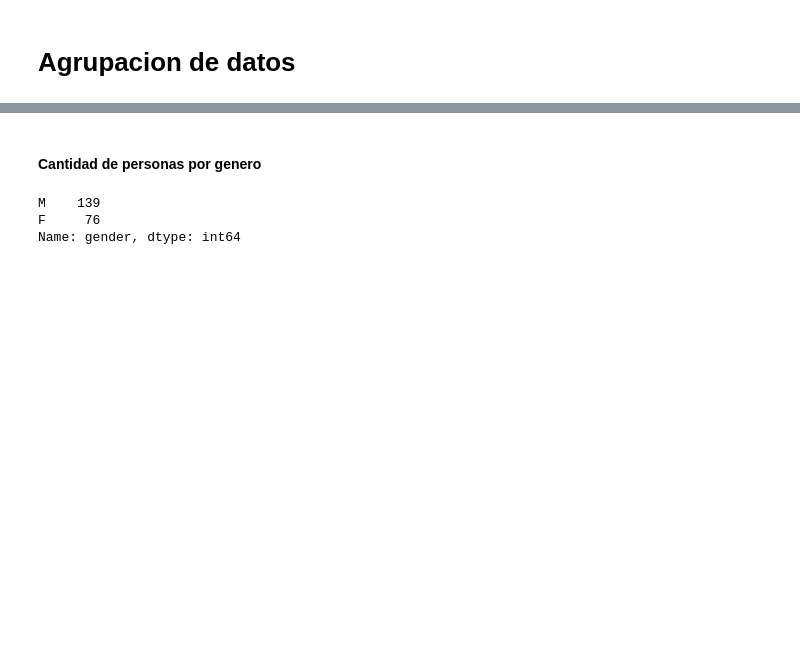
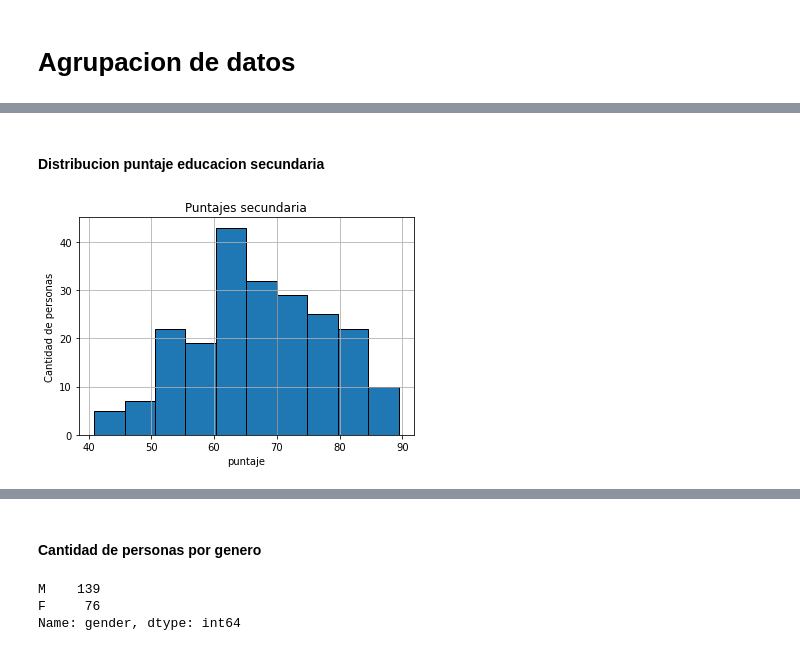
Before and after one commit to joseluissanmartin/Solemene1OE2, a Jupyter notebook: Solemne1_JoseLuisSanMartin.ipynb, the cells around one changed output, grey strips where cells are left out. Drawn from its saved outputs; the diff is of its cells as text; code cells hidden in the pictures; blank space fills up the shorter version.

```diff
--- a/Solemne1_JoseLuisSanMartin.ipynb
+++ b/Solemne1_JoseLuisSanMartin.ipynb
@@ -382,0 +369,10 @@ dataframe.to_csv('Placement_Data_Full_Class_Clean.csv', index=False)
+# %% [markdown]
+#### Distribucion  puntaje educacion secundaria
+# %%
+dataframe.drop(1).hist(['ssc_p'],edgecolor='black', linewidth=1)
+plt.title('Puntajes secundaria')
+plt.xlabel('puntaje')
+plt.ylabel('Cantidad de personas')
+plt.show()
+# %% [output]
+[figure, added]
```
Also changed, not shown: parts of 37 cells of this notebook.
